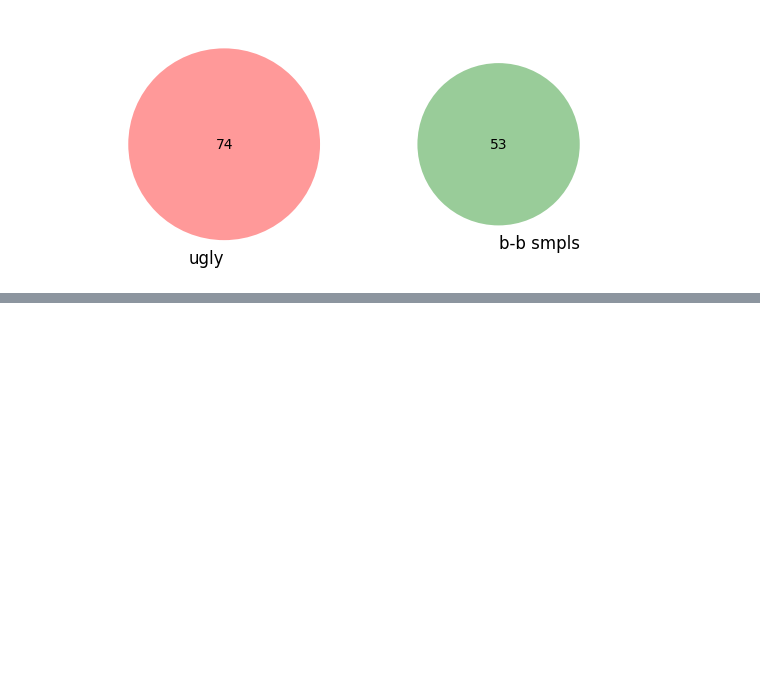
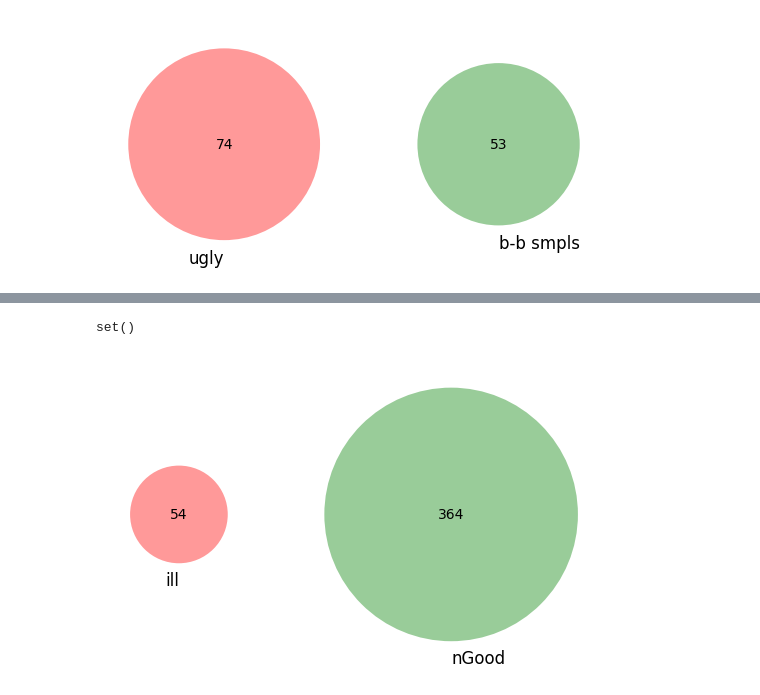
Before and after one commit to Chartiza/2024_Illumina_vs_BGI, a Jupyter notebook: step3_motus/find_absent_smpls.ipynb, the cells around one changed output, grey strips where cells are left out. Drawn from its saved outputs; the diff is of its cells as text; code cells hidden in the pictures; blank space fills up the shorter version.

```diff
--- a/step3_motus/find_absent_smpls.ipynb
+++ b/step3_motus/find_absent_smpls.ipynb
@@ -120,0 +196,6 @@ venn2([set(sw['sample']), set(bb['sample'])], ('ugly', 'b-b smpls'))
+# %%
+venn2([set(intra['sample']), set(nGood['Filename'])], ('ill', 'nGood'))
+set(intra['sample']).intersection(set(nGood['Filename']))
+# %% [output]
+set()
+[figure, added]
```
Also changed, not shown: parts of 9 cells of this notebook, 13 other files.
